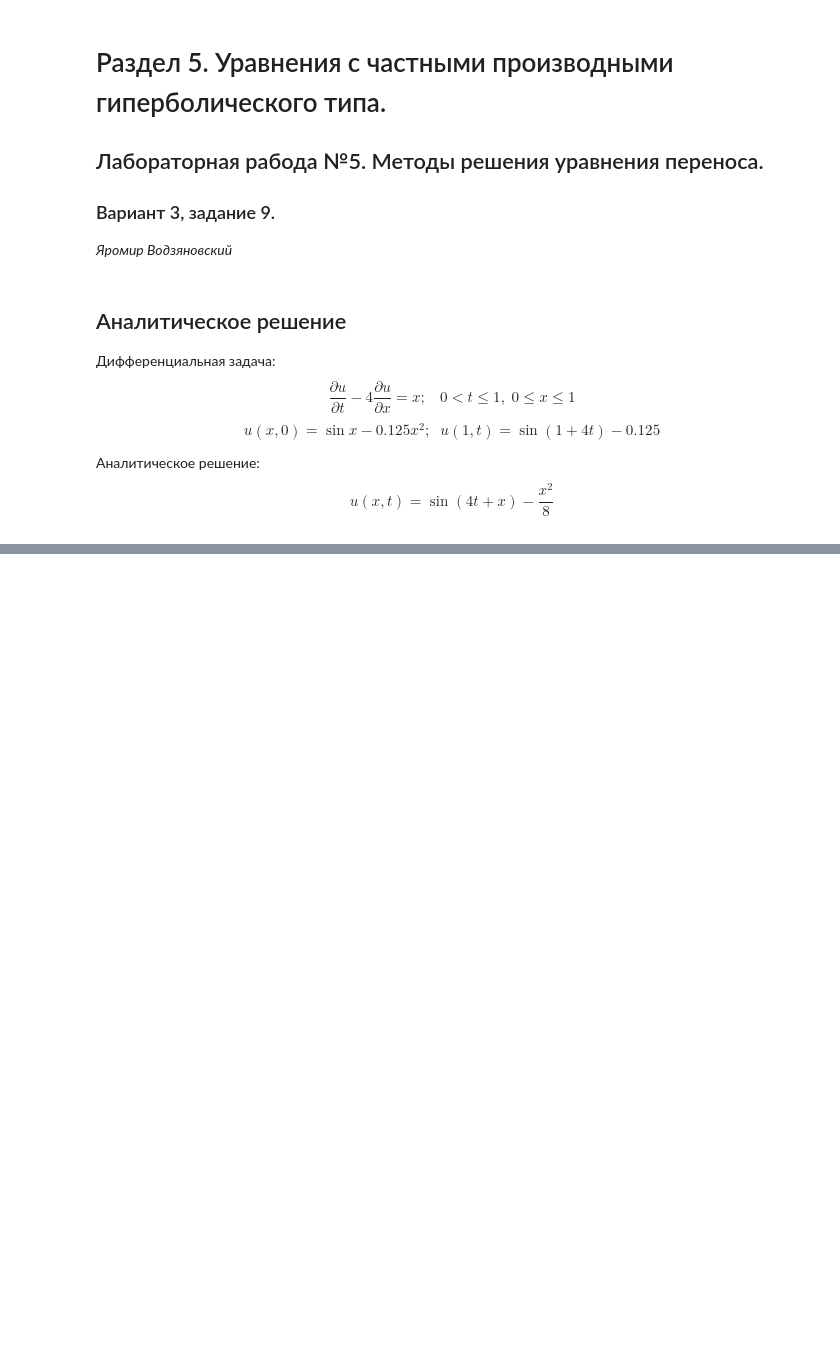
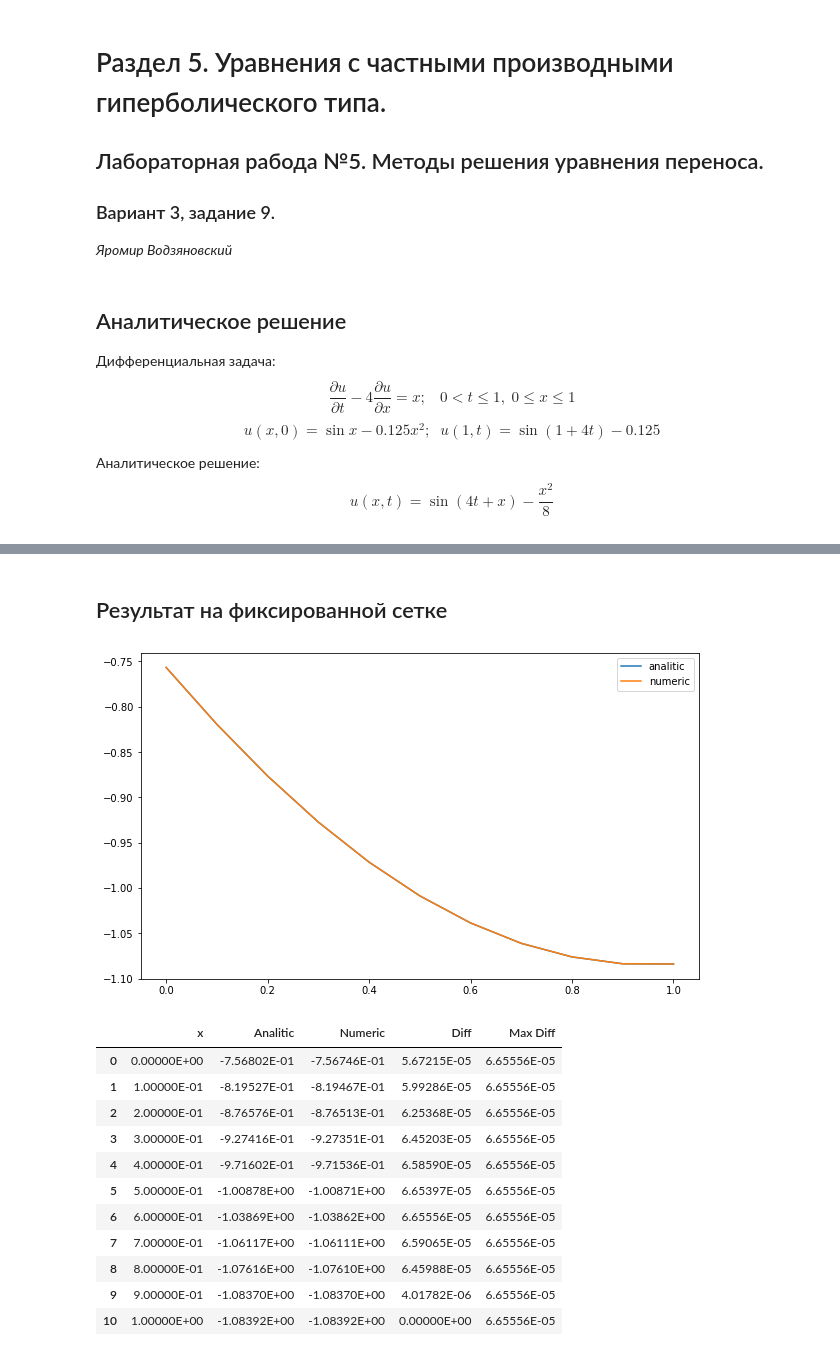
Before and after one commit to yarvod/Comp_math, a Jupyter notebook: 5_lab/5_lab.ipynb, the cells around one changed output, grey strips where cells are left out. Cells and saved outputs as stored; diff of their text form; code cells hidden in the pictures; blank space fills up the shorter version.

```diff
--- a/5_lab/5_lab.ipynb
+++ b/5_lab/5_lab.ipynb
@@ -57,0 +50,15 @@ t = np.arange(0,1+1/(10*N),1/N)
+# %%
+def U_anal(N, L, x, t):
+    t_a = []
+    for i in range(N+1):
+        for j in range(L+1):
+            t_a.append(t[i])
+    t_a = np.array(t_a)
+
+    x_a = np.array([])
+    for i in range(N+1):
+        x_a = np.concatenate((x_a,x))
+
+    U_an = np.vectorize(anal)(x_a,t_a).reshape((N+1,L+1))
+
+    return U_an
@@ -57,0 +104,26 @@ t = np.arange(0,1+1/(10*N),1/N)
+# %%
+def result(L):
+
+    K = 0.25
+    N = int(L/K)
+    h = 1/L
+    tau = 1/N
+    a = -4
+
+    x = np.arange(0,1+1/(100*L),1/L)
+    t = np.arange(0,1+1/(100*N),1/N)
+
+    pd.set_option('display.float_format', lambda x: '{:.5E}'.format(x))
+
+    value = abs(U_anal(N,L, x, t)[N]-U_num(N,L,x,t)[N])
+    data = np.concatenate((x,U_anal(N,L,x,t)[N],U_num(N,L,x,t)[N], value, [ max(value) for i in range(L+1) ]))
+    data = data.reshape((5,L+1))
+    table = pd.DataFrame(data.T, columns = ['x', 'Analitic', 'Numeric', 'Diff', 'Max Diff'])
+
+    plt.figure(figsize = (10,6))
+    plt.plot(x,np.vectorize(anal)(x,[t[N] for i in range(L+1)]))
+    plt.plot(x,U_num(N,L,x,t)[N])
+    plt.legend(['analitic','numeric'])
+    plt.show()
+
+    return table
@@ -57,0 +150,18 @@ t = np.arange(0,1+1/(10*N),1/N)
+# %% [markdown]
+## Результат на фиксированной сетке
+# %%
+result(10)
+# %% [output]
+[figure, added]
+|  | x | Analitic | Numeric | Diff | Max Diff |
+| 0 | 0.00000E+00 | -7.56802E-01 | -7.56746E-01 | 5.67215E-05 | 6.65556E-05 |
+| 1 | 1.00000E-01 | -8.19527E-01 | -8.19467E-01 | 5.99286E-05 | 6.65556E-05 |
+| 2 | 2.00000E-01 | -8.76576E-01 | -8.76513E-01 | 6.25368E-05 | 6.65556E-05 |
+| 3 | 3.00000E-01 | -9.27416E-01 | -9.27351E-01 | 6.45203E-05 | 6.65556E-05 |
+| 4 | 4.00000E-01 | -9.71602E-01 | -9.71536E-01 | 6.58590E-05 | 6.65556E-05 |
+| 5 | 5.00000E-01 | -1.00878E+00 | -1.00871E+00 | 6.65397E-05 | 6.65556E-05 |
+| 6 | 6.00000E-01 | -1.03869E+00 | -1.03862E+00 | 6.65556E-05 | 6.65556E-05 |
+| 7 | 7.00000E-01 | -1.06117E+00 | -1.06111E+00 | 6.59065E-05 | 6.65556E-05 |
+| 8 | 8.00000E-01 | -1.07616E+00 | -1.07610E+00 | 6.45988E-05 | 6.65556E-05 |
+| 9 | 9.00000E-01 | -1.08370E+00 | -1.08370E+00 | 4.01782E-06 | 6.65556E-05 |
+| 10 | 1.00000E+00 | -1.08392E+00 | -1.08392E+00 | 0.00000E+00 | 6.65556E-05 |
```
Also changed, not shown: parts of 20 cells of this notebook, 8 other files.
